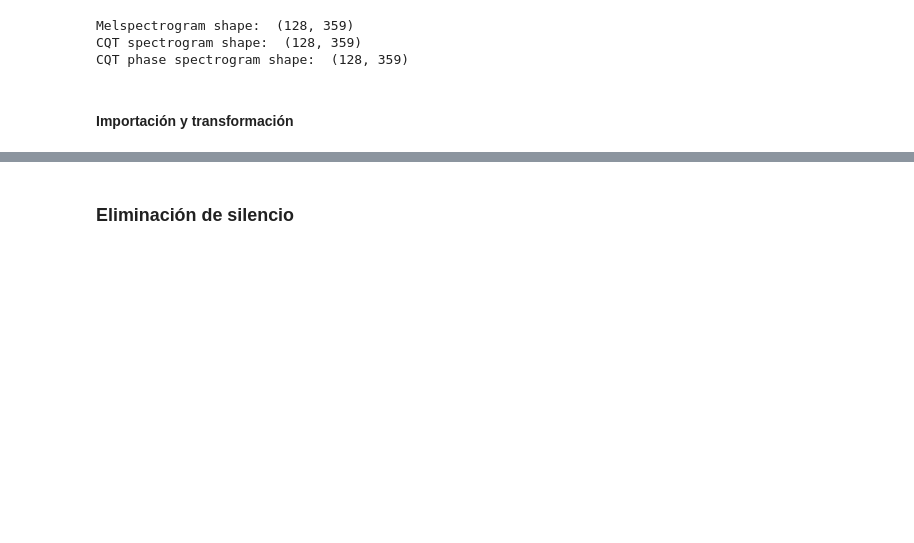
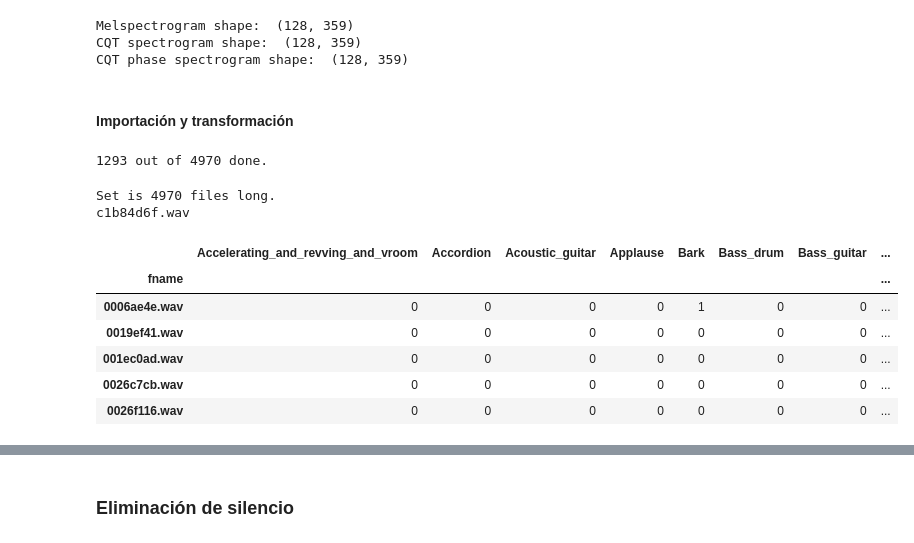
Before and after one commit to pupkinivan/fsd-tagging, a Jupyter notebook: ladifanet.ipynb, the cells around one changed output, grey strips where cells are left out. Saved outputs shown, nothing was run; the diff lists cells and outputs as text; code cells hidden in the pictures; blank space fills up the shorter version.

```diff
--- a/ladifanet.ipynb
+++ b/ladifanet.ipynb
@@ -408,0 +370,45 @@ for name in picks:  # especificar el directorio
+# %%
+from IPython.display import clear_output
+
+# os.chdir("gdrive/My Drive/Colab Notebooks/Freesound tagging/train_curated")
+batch = []
+i = 0
+for file in os.listdir():  # especificar el directorio
+    i += 1
+    filespec = read_as_spectrogramsx3(conf, file)
+    # batch.append(filespec)
+    clear_output()
+    np.savetxt(f"../specs_unprocessed/{file}_mel.csv", filespec[0])
+    np.savetxt(f"../specs_unprocessed/{file}_cqtm.csv", filespec[1])
+    np.savetxt(f"../specs_unprocessed/{file}_cqtp.csv", filespec[2])
+    print(f"{i} out of {len(os.listdir())} done.")
+labels = data_oh.loc[os.listdir()]
+del data_oh
+
+# RANDOM just for testing the code
+# import random
+# batch = []
+# picks = random.choices(os.listdir(), k=5)
+# for name in picks:  # especificar el directorio
+#     filespec = read_as_spectrogramsx3(conf, name)
+#     batch.append(filespec)
+# labels = data_oh.loc[picks]
+# %% [output]
+1293 out of 4970 done.
+# %%
+# !unzip "train_curated.zip" -d "train_curated"
+# os.listdir()
+print(f"Set is {len(batch)} files long.")
+print(os.listdir()[0])
+labels.head()
+# data_oh.head()
+# %% [output]
+Set is 4970 files long.
+c1b84d6f.wav
+|  | Accelerating_and_revving_and_vroom | Accordion | Acoustic_guitar | Applause | Bark | Bass_drum | Bass_guitar | ... |
+| fname |  |  |  |  |  |  |  | ... |
+| 0006ae4e.wav | 0 | 0 | 0 | 0 | 1 | 0 | 0 | ... |
+| 0019ef41.wav | 0 | 0 | 0 | 0 | 0 | 0 | 0 | ... |
+| 001ec0ad.wav | 0 | 0 | 0 | 0 | 0 | 0 | 0 | ... |
+| 0026c7cb.wav | 0 | 0 | 0 | 0 | 0 | 0 | 0 | ... |
+| 0026f116.wav | 0 | 0 | 0 | 0 | 0 | 0 | 0 | ... |
```
Also changed, not shown: parts of 23 cells of this notebook.
